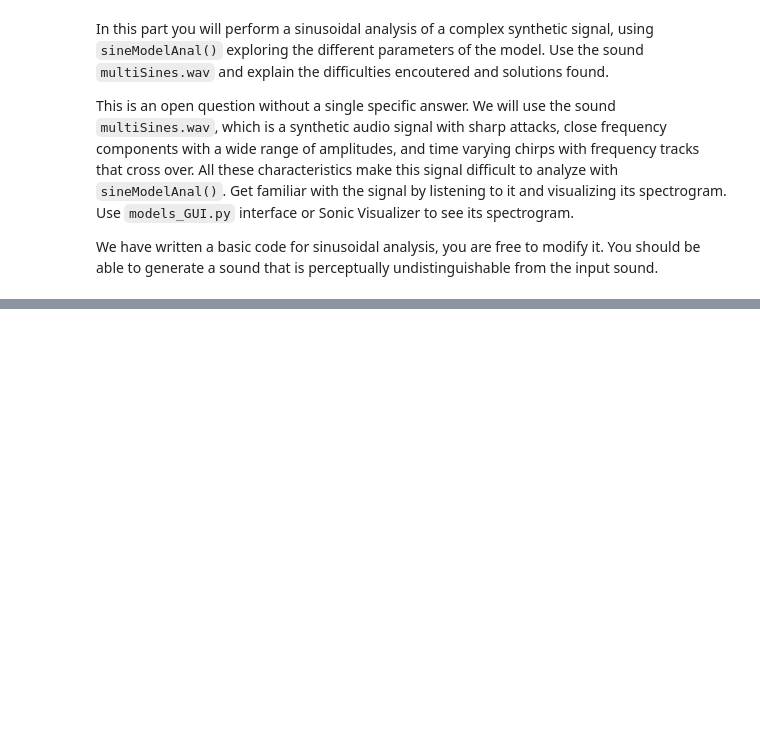
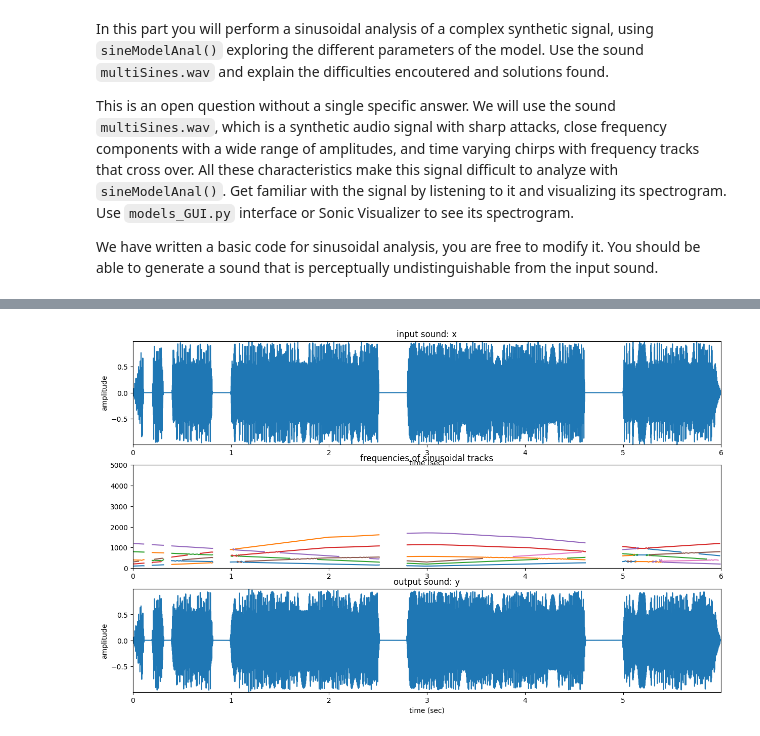
Before and after one commit to inspektral/sms-tools-materials, a Jupyter notebook: exercises/E5-Sinusoidal-model.ipynb, the cells around one changed output, grey strips where cells are left out. Saved outputs shown, nothing was run; the diff lists cells and outputs as text; code cells hidden in the pictures; blank space fills up the shorter version.

```diff
--- a/exercises/E5-Sinusoidal-model.ipynb
+++ b/exercises/E5-Sinusoidal-model.ipynb
@@ -519,0 +450,90 @@ NameError: name 'XX' is not defined
+# %%
+# E5 - 4.1:
+# Set the analysis parameters of sineModelAnal() to perform the best analysis of multiSines.wav
+
+import IPython.display as ipd
+
+input_file = '../sounds/multiSines.wav'
+
+### set the analysis parameters
+
+#those are all the things that i tried, cases[0] is the last one
+
+cases = [
+    {"window": "blackmanharris", "M":2048, "N": 4096, "t": -40, "minSineDur":0.02, "maxnSines":6, "freqDevOffset": 100, "freqDevSlope":0 },
+    {"window": "blackman", "M":2048, "N": 4096, "t": -40, "minSineDur":0.02, "maxnSines":6, "freqDevOffset": 100, "freqDevSlope":0 },
+    {"window": "blackman", "M":2048, "N": 4096, "t": -40, "minSineDur":0.02, "maxnSines":6, "freqDevOffset": 200, "freqDevSlope":0 },
+    {"window": "blackman", "M":1024, "N": 4096, "t": -40, "minSineDur":0.02, "maxnSines":6, "freqDevOffset": 200, "freqDevSlope":0 },
+    {"window": "blackman", "M":512, "N": 4096, "t": -40, "minSineDur":0.02, "maxnSines":6, "freqDevOffset": 200, "freqDevSlope":0 },
+    {"window": "blackman", "M":2048, "N": 4096, "t": -40, "minSineDur":0.02, "maxnSines":6, "freqDevOffset": 200, "freqDevSlope":0 },
+    {"window": "blackman", "M":2048, "N": 4096*8, "t": -40, "minSineDur":0.02, "maxnSines":6, "freqDevOffset": 200, "freqDevSlope":0 },
+    {"window": "blackmanharris", "M":2048, "N": 4096, "t": -40, "minSineDur":0.02, "maxnSines":6, "freqDevOffset": 200, "freqDevSlope":0 },
+    {"window": "blackmanharris", "M":2048, "N": 4096, "t": -40, "minSineDur":0.01, "maxnSines":6, "freqDevOffset": 150, "freqDevSlope":0.0001 },
+    {"window": "blackmanharris", "M":2048, "N": 4096, "t": -40, "minSineDur":0.01, "maxnSines":20, "freqDevOffset": 10, "freqDevSlope":0.001 },
+    {"window": "blackmanharris", "M":2048, "N": 4096, "t": -40, "minSineDur":0.01, "maxnSines":20, "freqDevOffset": 10, "freqDevSlope":0.5 },
+    {"window": "blackmanharris", "M":2048, "N": 4096, "t": -100, "minSineDur":0.01, "maxnSines":20, "freqDevOffset": 10, "freqDevSlope":0.5 },
+    {"window": "blackmanharris", "M":2048, "N": 4096, "t": -100, "minSineDur":0.01, "maxnSines":10, "freqDevOffset": 200, "freqDevSlope":0.5 },
+    {"window": "blackmanharris", "M":2048, "N": 4096, "t": -100, "minSineDur":0.01, "maxnSines":10, "freqDevOffset": 10, "freqDevSlope":0.5 },
+    {"window": "blackmanharris", "M":2048, "N": 4096, "t": -100, "minSineDur":0.001, "maxnSines":100, "freqDevOffset": 10, "freqDevSlope":200 }
+]
+
+current_case = cases[0]
+
+window = current_case["window"]
+M = current_case["M"]
+N = current_case["N"]
+t = current_case["t"]
+minSineDur = current_case["minSineDur"]
+maxnSines = current_case["maxnSines"]
+freqDevOffset = current_case["freqDevOffset"]
+freqDevSlope = current_case["freqDevSlope"]
+
+
+# no need to modify the code after here
+Ns = 512                                      # size of fft used in synthesis
+H = 128                                       # hop size (has to be 1/4 of Ns)
+
+fs, x = UF.wavread(input_file)                # read input sound
+w = get_window(window, M)                     # compute analysis window
+
+# analyze the sound with the sinusoidal model
+tfreq, tmag, tphase = SM.sineModelAnal(x, fs, w, N, H, t, maxnSines, minSineDur, freqDevOffset, freqDevSlope)
+
+# synthesize the output sound from the sinusoidal representation
+y = SM.sineModelSynth(tfreq, tmag, tphase, Ns, H, fs)
+
+# create figure to show plots
+plt.figure(figsize=(15, 9))
+
+# frequency range to plot
+maxplotfreq = 5000.0
+
+# plot the input sound
+plt.subplot(3,1,1)
+plt.plot(np.arange(x.size)/float(fs), x)
+plt.axis([0, x.size/float(fs), min(x), max(x)])
+plt.ylabel('amplitude')
+plt.xlabel('time (sec)')
+plt.title('input sound: x')
+
+# plot the sinusoidal frequencies
+plt.subplot(3,1,2)
+if (tfreq.shape[1] > 0):
+    numFrames = tfreq.shape[0]
+    frmTime = H*np.arange(numFrames)/float(fs)
+    tfreq[tfreq<=0] = np.nan
+    plt.plot(frmTime, tfreq)
+    plt.axis([0, x.size/float(fs), 0, maxplotfreq])
+    plt.title('frequencies of sinusoidal tracks')
+
+# plot the output sound
+plt.subplot(3,1,3)
+plt.plot(np.arange(y.size)/float(fs), y)
+plt.axis([0, y.size/float(fs), min(y), max(y)])
+plt.ylabel('amplitude')
+plt.xlabel('time (sec)')
+plt.title('output sound: y')
+
+ipd.display(ipd.Audio(data=x, rate=fs))
+ipd.display(ipd.Audio(data=y, rate=fs))
+# %% [output]
@@ -519,0 +542 @@ NameError: name 'XX' is not defined
+[figure, added]
```
Also changed, not shown: parts of 7 cells of this notebook, 2 other files.
